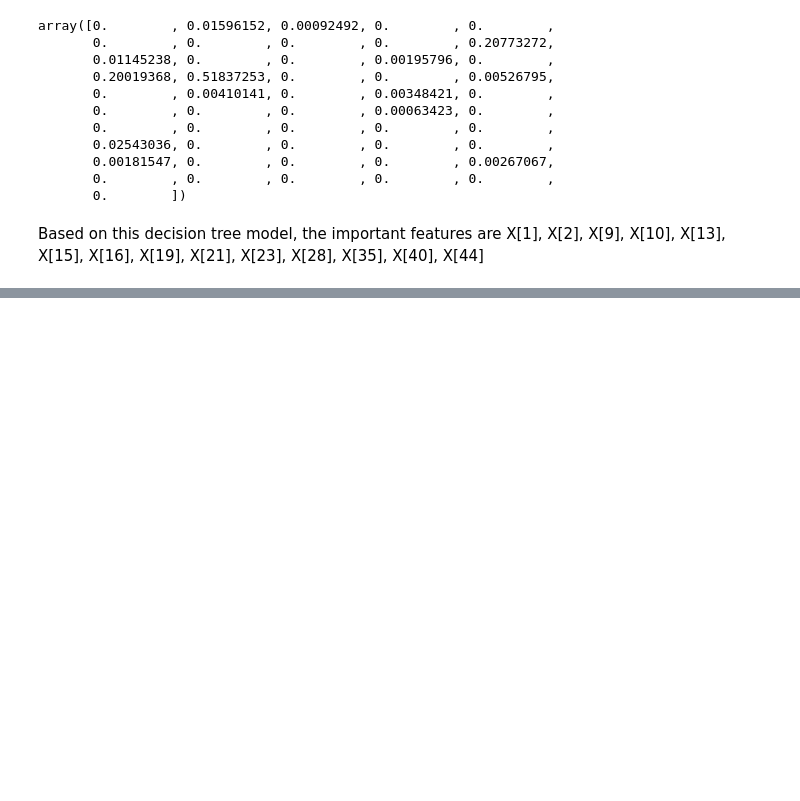
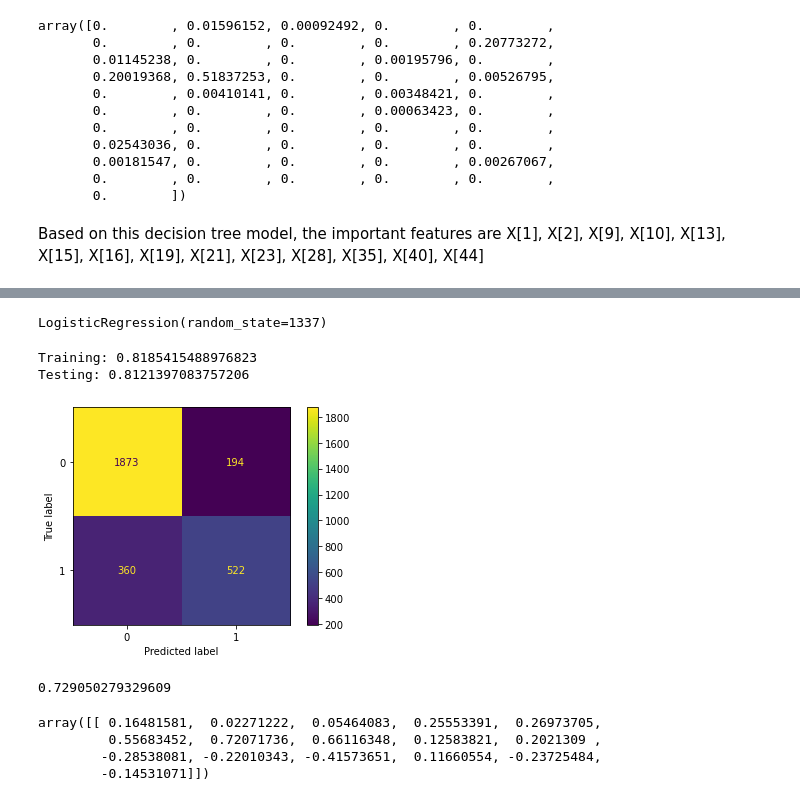
Before and after one commit to mahumabid/H1N1-vaccination-campaign, a Jupyter notebook: virus3.nb.ipynb, the cells around one changed output, grey strips where cells are left out. Saved outputs shown, nothing was run; the diff lists cells and outputs as text; code cells hidden in the pictures; blank space fills up the shorter version.

```diff
--- a/virus3.nb.ipynb
+++ b/virus3.nb.ipynb
@@ -1168,0 +1191,36 @@ Based on this decision tree model, the important features are X[1], X[2], X[9],
+# %%
+X_train_model_4 = X_train_clean[['h1n1_knowledge', 'chronic_med_condition', 'child_under_6_months',
+                                 'health_worker', 'health_insurance', 'opinion_h1n1_vacc_effective',
+                                 'doctor_recc_h1n1', 'opinion_h1n1_risk', 'opinion_seas_vacc_effective',
+                                 'opinion_seas_risk', 'x0_18 - 34 Years', 'x0_45 - 54 Years', 'x2_Black',
+                                 'x2_White', 'x4_Below Poverty', 'x6_Rent']]
+y_train_model_4 = y_train
+# %%
+X_test_model_4 = X_test_clean[['h1n1_knowledge', 'chronic_med_condition', 'child_under_6_months',
+                                 'health_worker', 'health_insurance', 'opinion_h1n1_vacc_effective',
+                                 'doctor_recc_h1n1', 'opinion_h1n1_risk', 'opinion_seas_vacc_effective',
+                                 'opinion_seas_risk', 'x0_18 - 34 Years', 'x0_45 - 54 Years', 'x2_Black',
+                                 'x2_White', 'x4_Below Poverty', 'x6_Rent']]
+# %%
+logreg_2 = LogisticRegression(random_state=1337)
+# %%
+logreg_2.fit(X_train_model_4, y_train)
+# %% [output]
+LogisticRegression(random_state=1337)
+# %%
+# Accuracy on Training Data and Test Data
+print('Training:', logreg_2.score(X_train_model_4, y_train))
+print('Testing:', logreg_2.score(X_test_model_4, y_test))
+# %% [output]
+Training: 0.8185415488976823
+Testing: 0.8121397083757206
+# %%
+y_pred_4 = logreg_2.predict(X_test_model_4)
+cm_4 = confusion_matrix(y_test, y_pred_4)
+cm_4
+disp2 = ConfusionMatrixDisplay(confusion_matrix = cm_4, display_labels=logreg_2.classes_)
+disp2.plot()
+plt.show()
+disp2.figure_.savefig('logreg2.png', dpi=300)
+# %% [output]
+[figure, added]
@@ -1168,0 +1232,12 @@ Based on this decision tree model, the important features are X[1], X[2], X[9],
+# %%
+prec_4 = tp_4 / (tp_4 + fp_4)
+print(prec_4)
+# %% [output]
+0.729050279329609
+# %%
+logreg_2.coef_
+# %% [output]
+array([[ 0.16481581,  0.02271222,  0.05464083,  0.25553391,  0.26973705,
+         0.55683452,  0.72071736,  0.66116348,  0.12583821,  0.2021309 ,
+        -0.28538081, -0.22010343, -0.41573651,  0.11660554, -0.23725484,
+        -0.14531071]])
```
Also changed, not shown: parts of 42 cells of this notebook.
